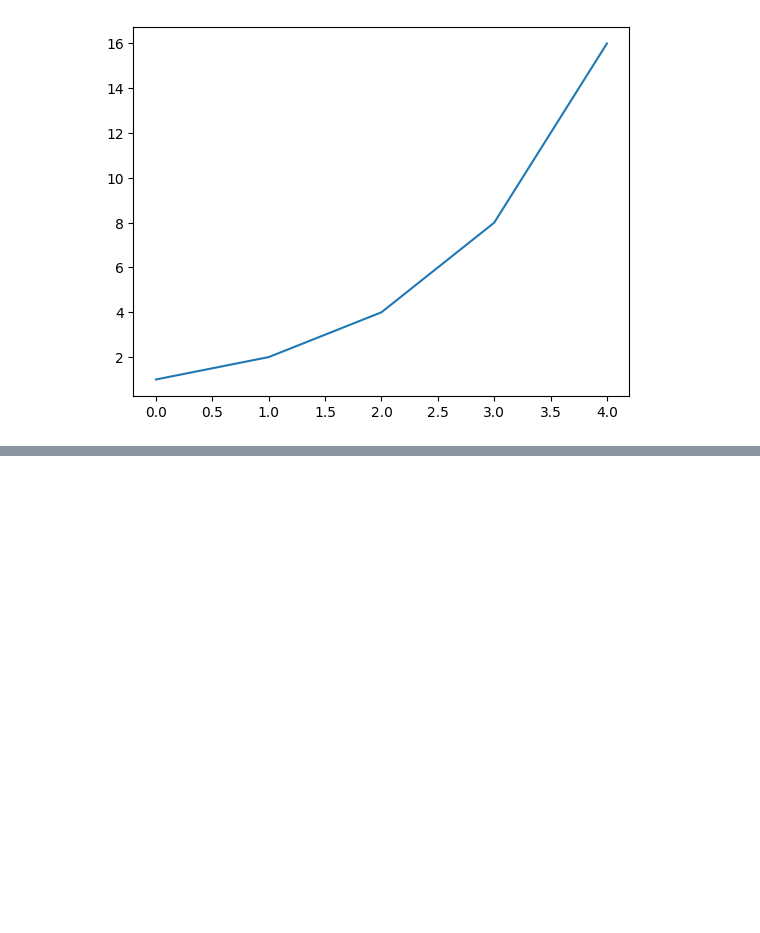
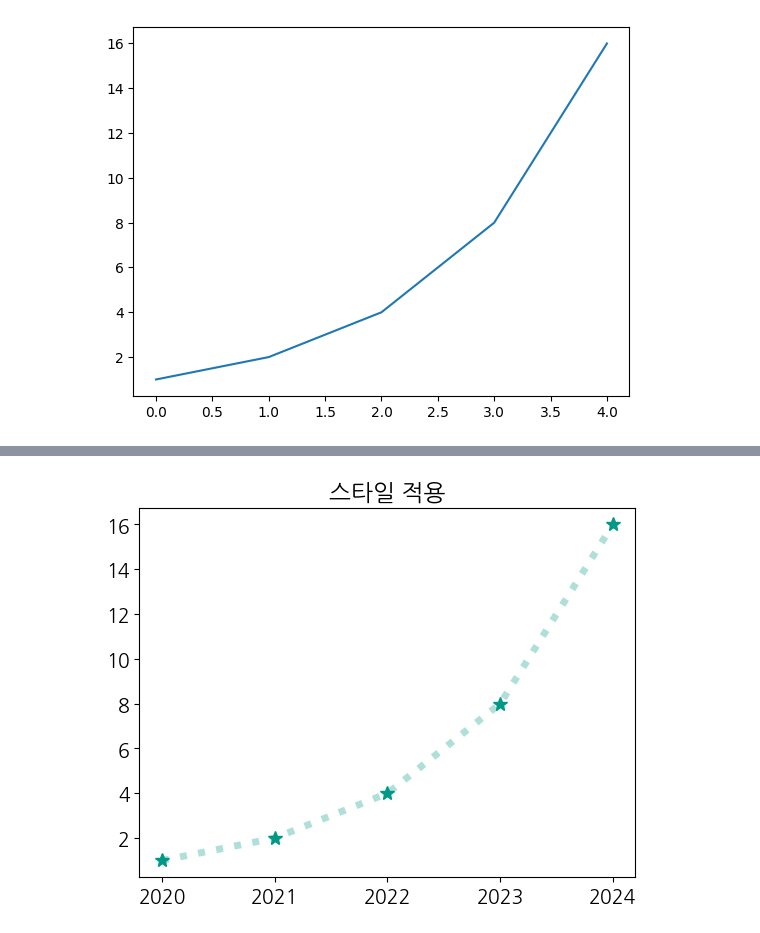
Before and after one commit to Jeongsunga/Python-20240718, a Jupyter notebook: visualize-data.ipynb, the cells around one changed output, grey strips where cells are left out. Saved outputs shown, nothing was run; the diff lists cells and outputs as text; code cells hidden in the pictures; blank space fills up the shorter version.

```diff
--- a/visualize-data.ipynb
+++ b/visualize-data.ipynb
@@ -68,0 +91,11 @@ plt.show()
+# %%
+# 스타일 매개변수
+# color(c) : 선 색상, linewidth(lw) :선 굵기, linestyle(ls) : 선 스타일
+# marker : 마커 종류, markersize(ms) : 마커 크기
+# markeredgecolor(mec) : 마커 테두리 색상, markeredgewidth(mew) : 마커 테두리 굵기, markerfacecolor(mfc) : 마커 내부 색상
+plt.title('스타일 적용')
+plt.plot([2020, 2021, 2022, 2023, 2024], [1, 2, 4, 8, 16],
+         c='#00998850', lw=5, ls=':', marker='*', ms=10, mfc='#009988')
+plt.show()
+# %% [output]
+[figure, added]
```
Also changed, not shown: parts of 9 cells of this notebook.
